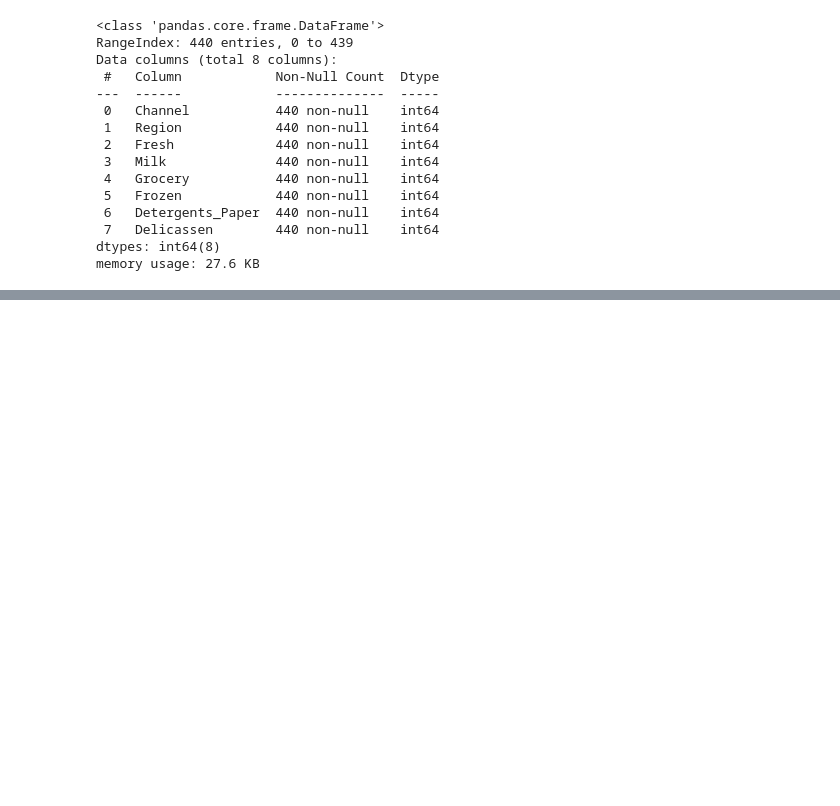
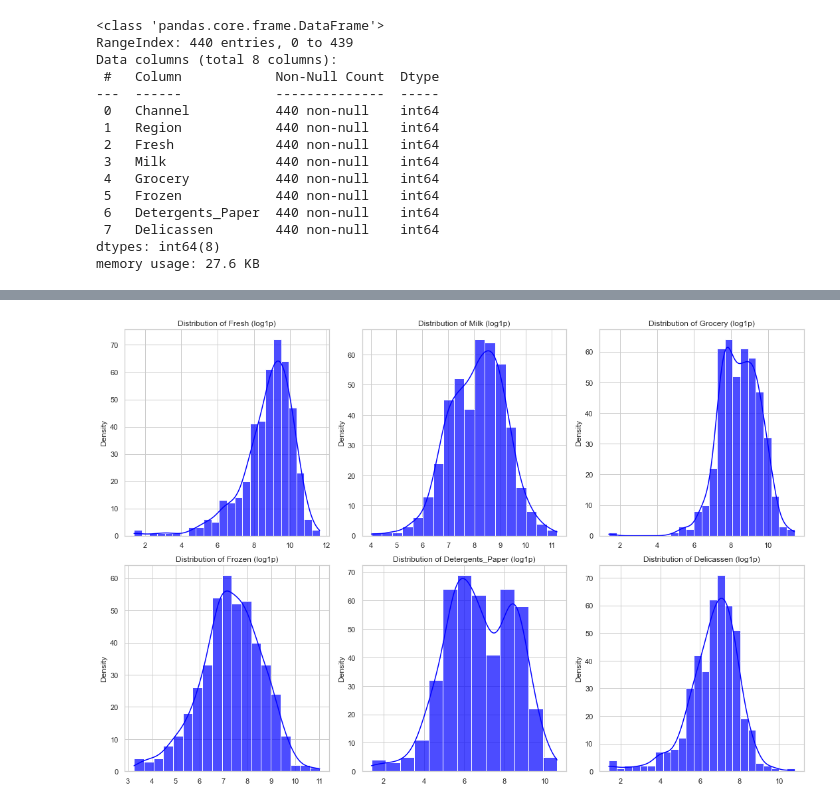
Before and after one commit to mandele1999/wholesale_customer_analysis, a Jupyter notebook: index.ipynb, the cells around one changed output, grey strips where cells are left out. Saved outputs shown, nothing was run; the diff lists cells and outputs as text; code cells hidden in the pictures; blank space fills up the shorter version.

```diff
--- a/index.ipynb
+++ b/index.ipynb
@@ -58,0 +144,9 @@ memory usage: 27.6 KB
+# %%
+# Correct column datatypes
+# Categorical columns
+df[['Channel', 'Region']] = df[['Channel', 'Region']].astype('category')
+# Convert to 'floats'
+monetary_cols = ['Fresh', 'Milk', 'Grocery', 'Frozen', 'Detergents_Paper', 'Delicassen']
+df[monetary_cols] = df[monetary_cols].astype('float')
+# Check
+df.head(3)
@@ -58,0 +176,6 @@ memory usage: 27.6 KB
+# %%
+# Normalize numerical columns
+numeric_cols = ['Fresh', 'Milk', 'Grocery', 'Frozen', 'Detergents_Paper', 'Delicassen']
+df_normalized = df.copy()
+df_normalized[numeric_cols] = df_normalized[numeric_cols].apply(np.log1p)
+df_normalized.head()
@@ -58,0 +199,20 @@ memory usage: 27.6 KB
+# %%
+# Plot distributions of the normalized columns in a grid structure
+n_cols = 3
+n_rows = -(-len(numeric_cols) // n_cols)
+
+fig, axes = plt.subplots(n_rows, n_cols, figsize=(15, 10))
+axes = axes.flatten()
+for i, col in enumerate(numeric_cols):
+    sns.histplot(df_normalized[col], kde=True, ax=axes[i], color='blue', alpha=0.7)
+    axes[i].set_title(f'Distribution of {col} (log1p)')
+    axes[i].set_xlabel('')
+    axes[i].set_ylabel('Density')
+
+for j in range(len(numeric_cols), len(axes)):
+    axes[j].set_visible(False)
+
+plt.tight_layout()
+plt.show()
+# %% [output]
+[figure, added]
```
Also changed, not shown: parts of 32 cells of this notebook.
